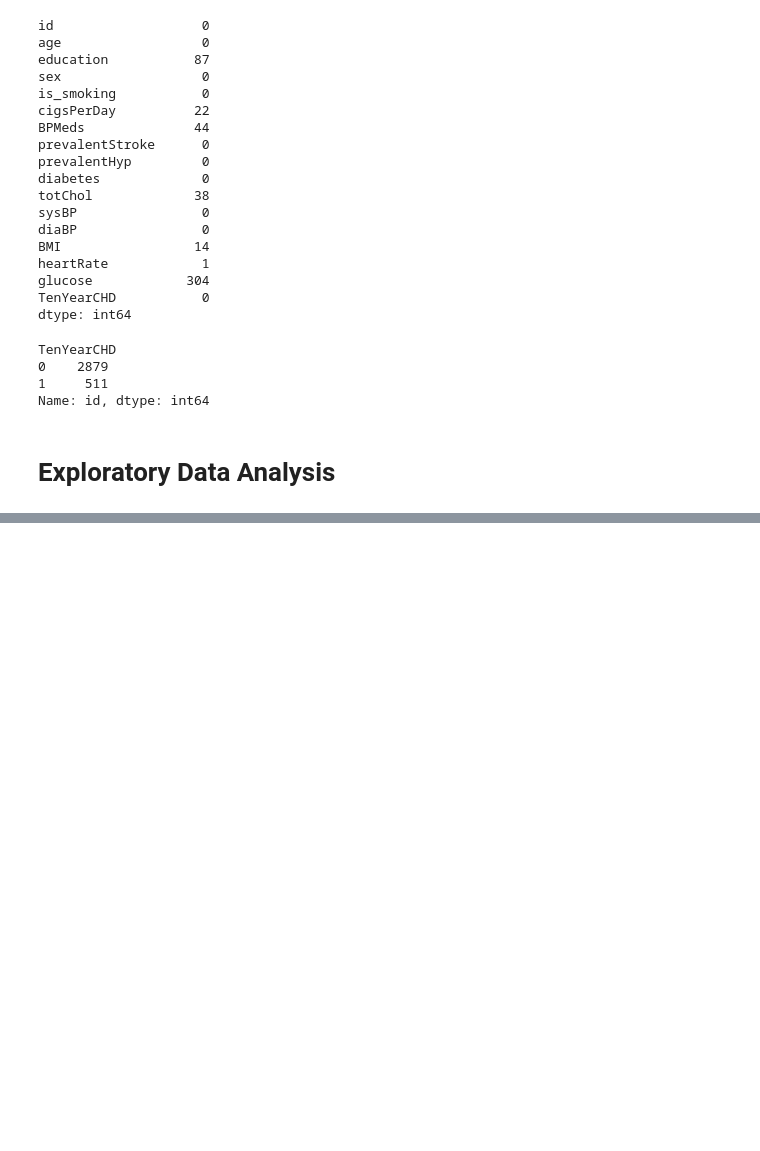
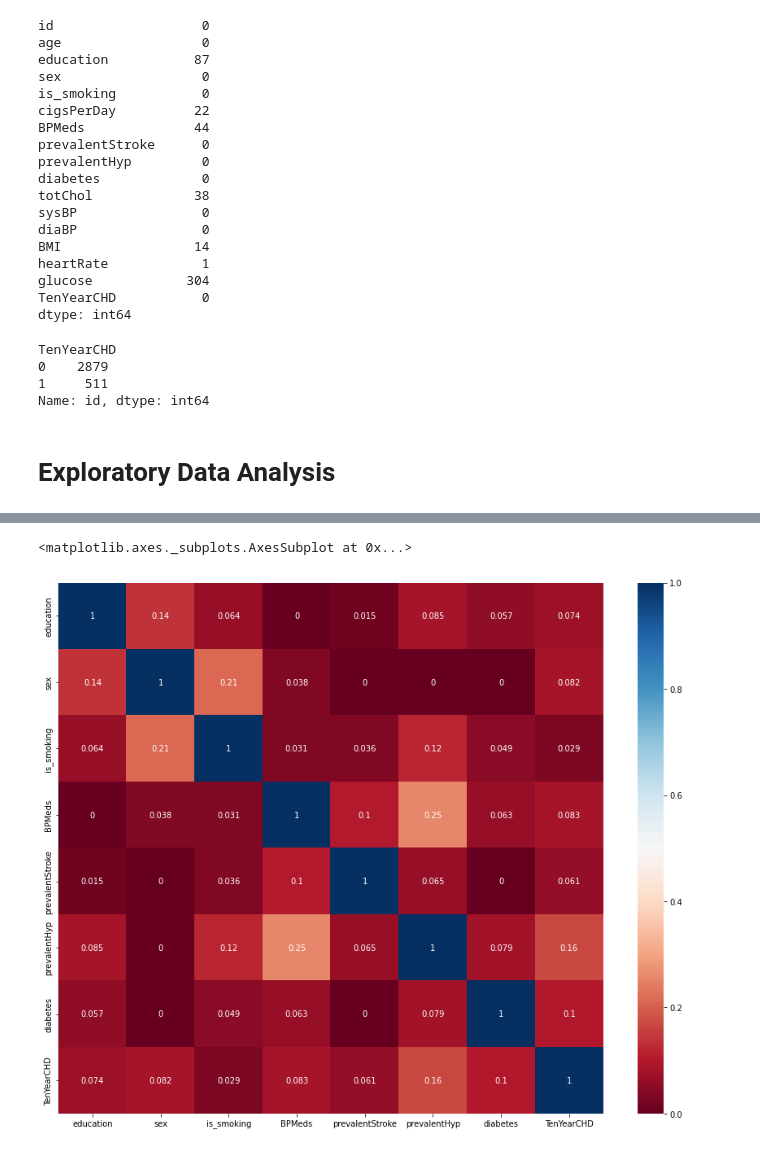
Before and after one commit to Rochakr4/Bike-Sharing-Demand-Prediction---Capstone-Project, a Jupyter notebook: CAPSTONE_PROJECT_3_Cardiovascular_Risk_Prediction.ipynb, the cells around one changed output, grey strips where cells are left out. Cells and saved outputs as stored; diff of their text form; code cells hidden in the pictures; blank space fills up the shorter version.

```diff
--- a/CAPSTONE_PROJECT_3_Cardiovascular_Risk_Prediction.ipynb
+++ b/CAPSTONE_PROJECT_3_Cardiovascular_Risk_Prediction.ipynb
@@ -204,0 +211,35 @@ plt.show()
+# %%
+data_df['sex']=np.where(data_df['sex']=='M',1,0)
+data_df['is_smoking']=np.where(data_df['is_smoking']=='YES',1,0)
+# %%
+data_df=data_df.apply(pd.to_numeric)
+# %%
+import scipy.stats as ss
+def cramers_v(x, y):
+    confusion_matrix = pd.crosstab(x,y)
+    chi2 = ss.chi2_contingency(confusion_matrix)[0]
+    n = confusion_matrix.sum().sum()
+    phi2 = chi2/n
+    r,k = confusion_matrix.shape
+    phi2corr = max(0, phi2-((k-1)*(r-1))/(n-1))
+    rcorr = r-((r-1)**2)/(n-1)
+    kcorr = k-((k-1)**2)/(n-1)
+    return np.sqrt(phi2corr/min((kcorr-1),(rcorr-1)))
+
+def cat_dependency_matrix(cols):
+  cat_matrix = np.zeros((cols.shape[0], cols.shape[0]))
+  for i,col1 in enumerate(cols):
+    for j,col2 in enumerate(cols):
+      if i != j:
+        cat_matrix[i,j] = cramers_v(data_df[col1], data_df[col2])
+      else:
+        cat_matrix[i,j] = 1.
+  return pd.DataFrame(cat_matrix, columns=cat_cols, index=cat_cols)
+# %%
+cat_cols = np.array(['education', 'sex', 'is_smoking', 'BPMeds', 'prevalentStroke', 'prevalentHyp', 'diabetes','TenYearCHD'])
+# %%
+plt.figure(figsize = (15,12))
+sns.heatmap(cat_dependency_matrix(cat_cols), cmap='RdBu', annot=True)
+# %% [output]
+<matplotlib.axes._subplots.AxesSubplot at 0x...>
+[figure, added]
```
Also changed, not shown: parts of 18 cells of this notebook.
